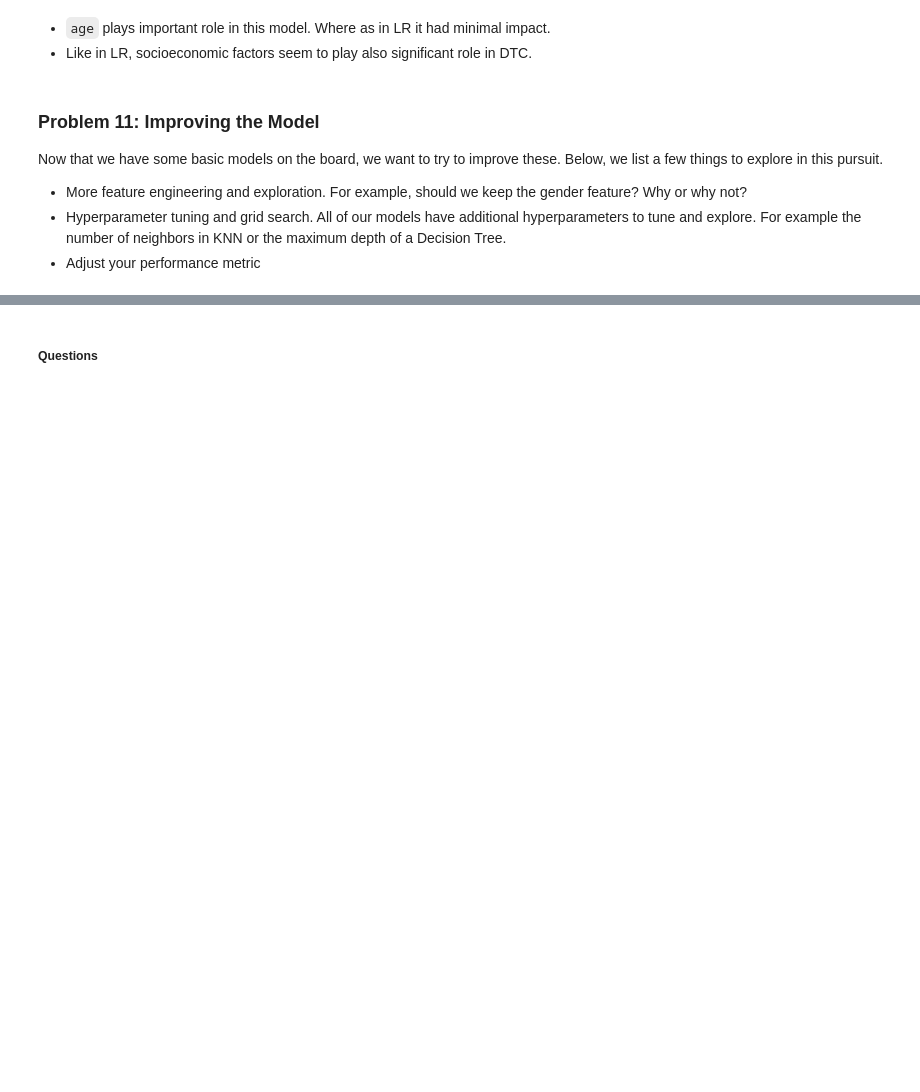
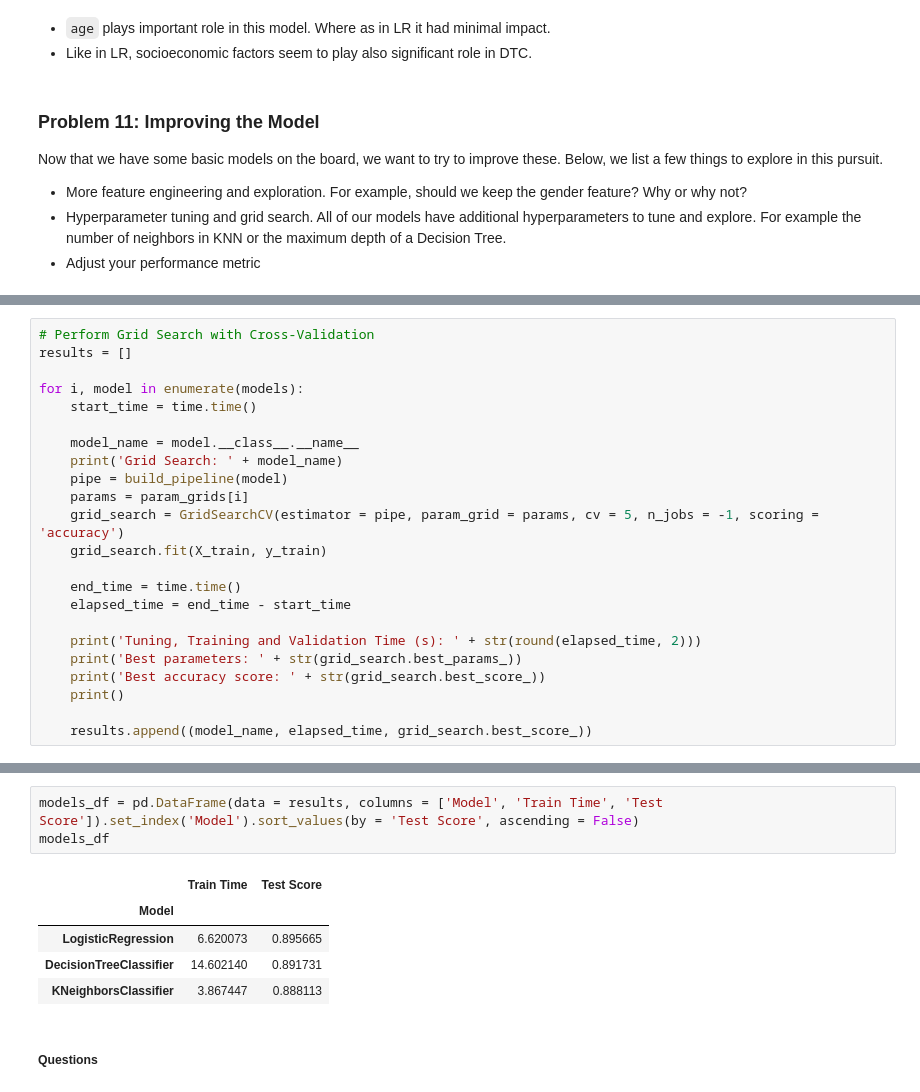
Before and after one commit to outdegree/BH-PCMLAI-M17-App3, a Jupyter notebook: prompt_III.ipynb, the cells around one changed output, grey strips where cells are left out. Cells and saved outputs as stored; diff of their text form; blank space fills up the shorter version.

Commit message:
Added Grid Search for best hyper-parameters.

```diff
--- a/prompt_III.ipynb
+++ b/prompt_III.ipynb
@@ -801,0 +846,23 @@ Now that we have some basic models on the board, we want to try to improve these
+# %%
+# Perform Grid Search with Cross-Validation
+results = []
+
+for i, model in enumerate(models):
+    start_time = time.time()
+
+    model_name = model.__class__.__name__
+    print('Grid Search: ' + model_name)
+    pipe = build_pipeline(model)
+    params = param_grids[i]
+    grid_search = GridSearchCV(estimator = pipe, param_grid = params, cv = 5, n_jobs = -1, scoring = 'accuracy')
+    grid_search.fit(X_train, y_train)
+
+    end_time = time.time()
+    elapsed_time = end_time - start_time
+
+    print('Tuning, Training and Validation Time (s): ' + str(round(elapsed_time, 2)))
+    print('Best parameters: ' + str(grid_search.best_params_))
+    print('Best accuracy score: ' + str(grid_search.best_score_))
+    print()
+
+    results.append((model_name, elapsed_time, grid_search.best_score_))
@@ -802,2 +884,11 @@ Now that we have some basic models on the board, we want to try to improve these
+# %%
+models_df = pd.DataFrame(data = results, columns = ['Model', 'Train Time', 'Test Score']).set_index('Model').sort_values(by = 'Test Score', ascending = False)
+models_df
+# %% [output]
+|  | Train Time | Test Score |
+| Model |  |  |
+| LogisticRegression | 6.620073 | 0.895665 |
+| DecisionTreeClassifier | 14.602140 | 0.891731 |
+| KNeighborsClassifier | 3.867447 | 0.888113 |
 # %% [markdown]
 ##### Questions
```
Also changed, not shown: parts of 9 cells of this notebook.
